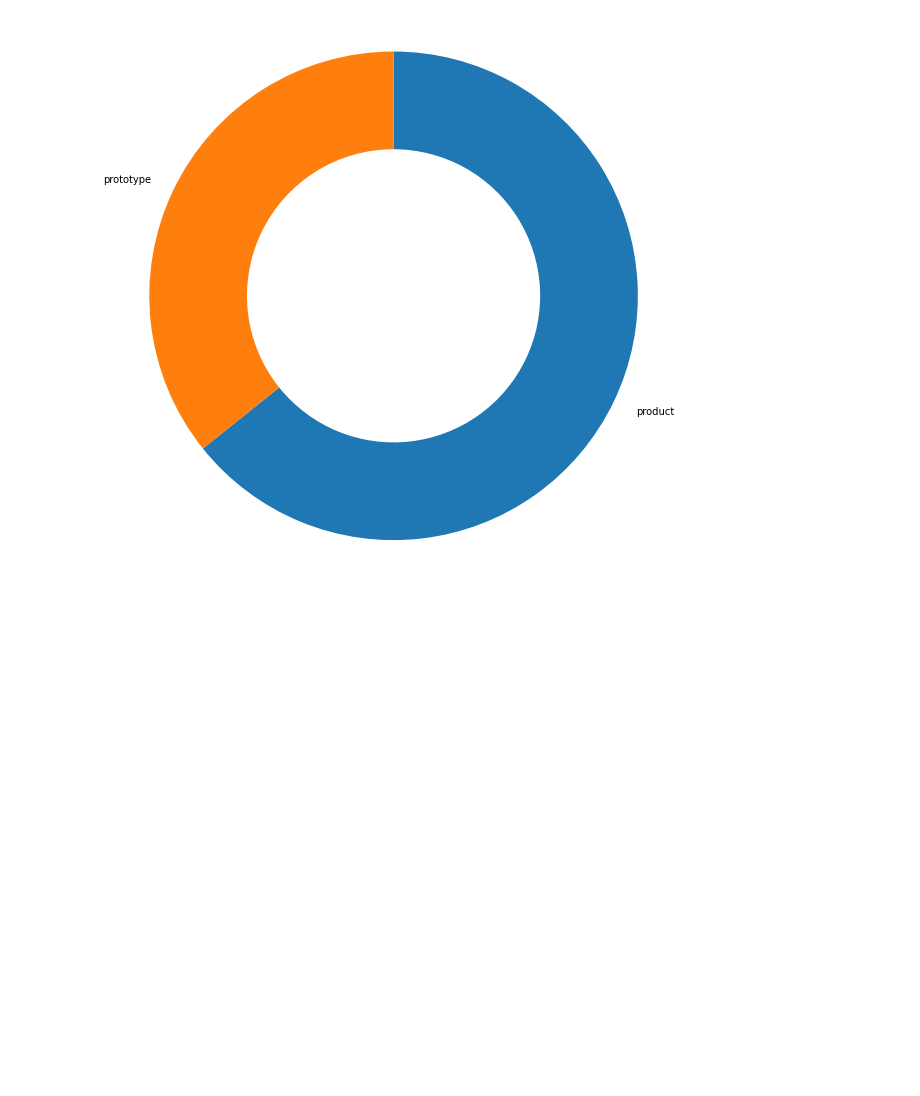
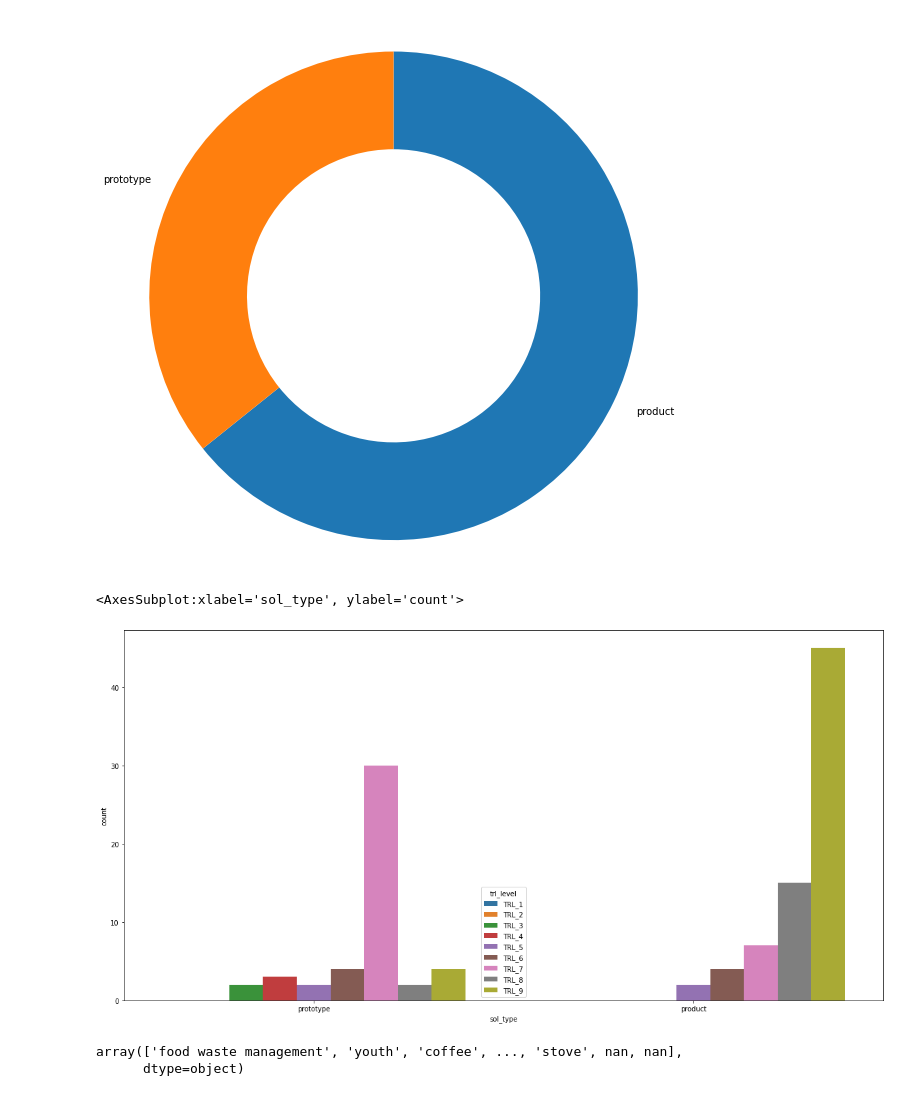
Before and after one commit to temajozias/UNDP-Accelerator-Labs-Network, a Jupyter notebook: UNDP-Accelerator-Labs-Network.ipynb, the cells around one changed output. Drawn from its saved outputs; the diff is of its cells as text; code cells hidden in the pictures; blank space fills up the shorter version.

```diff
--- a/UNDP-Accelerator-Labs-Network.ipynb
+++ b/UNDP-Accelerator-Labs-Network.ipynb
@@ -569,3 +715,8 @@ plt.pie(sorted_counts, labels = sorted_counts.index, startangle = 90,
 plt.axis('square');
 # %% [output]
 [figure]
+# %%
+sns.countplot(data=df, x='sol_type', hue='trl_level')
+# %% [output]
+<AxesSubplot:xlabel='sol_type', ylabel='count'>
+[figure, added]
@@ -571,0 +725,5 @@ plt.axis('square');
+# %%
+df[['thematic_tag_1', 'thematic_tag_2', 'thematic_tag_3', 'thematic_tag_4', 'thematic_tag_5']].to_numpy().reshape(1, 1795)[0]
+# %% [output]
+array(['food waste management', 'youth', 'coffee', ..., 'stove', nan, nan],
+      dtype=object)
```
Also changed, not shown: parts of 31 cells of this notebook.
